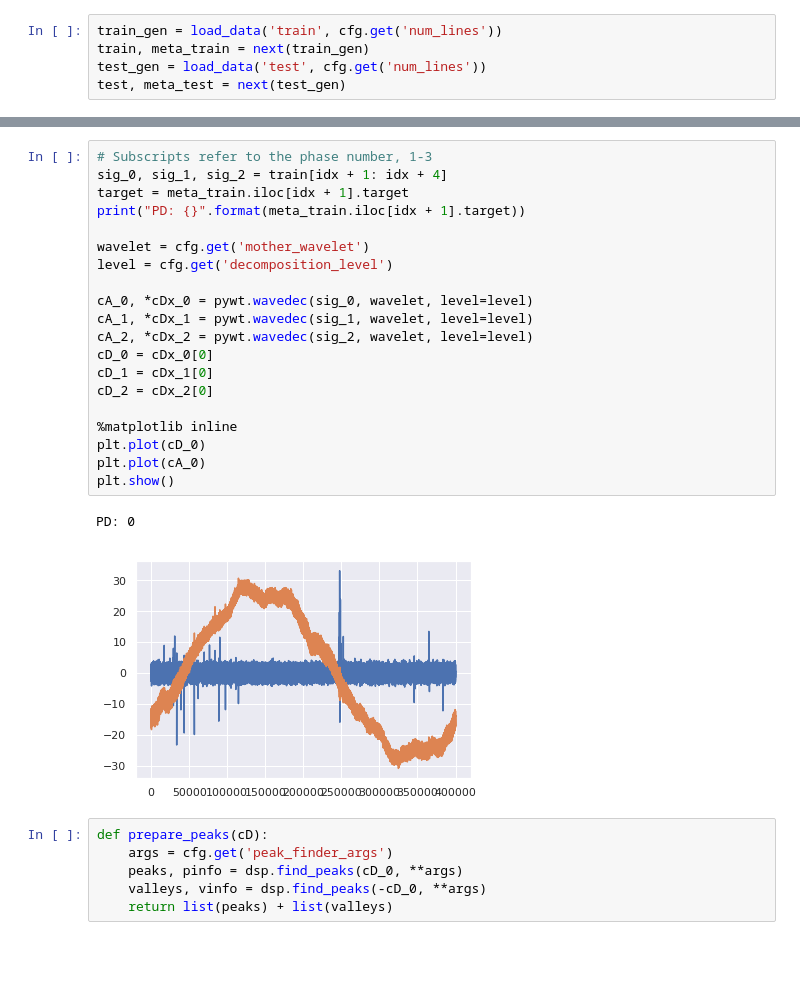
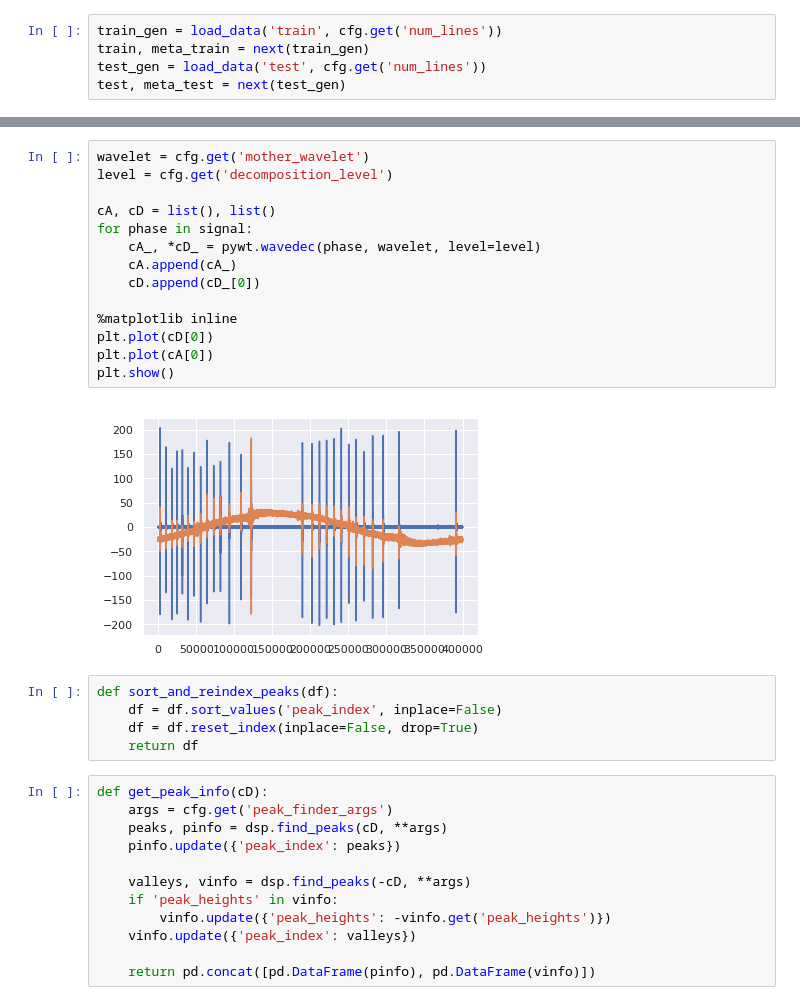
Before and after one commit to jayemar/vsb_power_line, a Jupyter notebook: src/explore_data.ipynb, the cells around one changed output, grey strips where cells are left out. Cells and saved outputs as stored; diff of their text form; blank space fills up the shorter version.

Commit message:
Making progress with regarding to pre-processing of peaks

```diff
--- a/src/explore_data.ipynb
+++ b/src/explore_data.ipynb
@@ -48,29 +49,33 @@ Text(0.5, 0.98, 'Training Examples: 0 [5, 5, 6]')
-# %%
-# Subscripts refer to the phase number, 1-3
-sig_0, sig_1, sig_2 = train[idx + 1: idx + 4]
-target = meta_train.iloc[idx + 1].target
-print("PD: {}".format(meta_train.iloc[idx + 1].target))
-
-wavelet = cfg.get('mother_wavelet')
-level = cfg.get('decomposition_level')
-
-cA_0, *cDx_0 = pywt.wavedec(sig_0, wavelet, level=level)
-cA_1, *cDx_1 = pywt.wavedec(sig_1, wavelet, level=level)
-cA_2, *cDx_2 = pywt.wavedec(sig_2, wavelet, level=level)
-cD_0 = cDx_0[0]
-cD_1 = cDx_1[0]
-cD_2 = cDx_2[0]
-
-%matplotlib inline
-plt.plot(cD_0)
-plt.plot(cA_0)
-plt.show()
-# %% [output]
-PD: 0
-[figure, removed]
+# %%
+wavelet = cfg.get('mother_wavelet')
+level = cfg.get('decomposition_level')
+
+cA, cD = list(), list()
+for phase in signal:
+    cA_, *cD_ = pywt.wavedec(phase, wavelet, level=level)
+    cA.append(cA_)
+    cD.append(cD_[0])
+
+%matplotlib inline
+plt.plot(cD[0])
+plt.plot(cA[0])
+plt.show()
+# %% [output]
+[figure, added]
+# %%
+def sort_and_reindex_peaks(df):
+    df = df.sort_values('peak_index', inplace=False)
+    df = df.reset_index(inplace=False, drop=True)
+    return df
 # %%
-def prepare_peaks(cD):
+def get_peak_info(cD):
     args = cfg.get('peak_finder_args')
-    peaks, pinfo = dsp.find_peaks(cD_0, **args)
-    valleys, vinfo = dsp.find_peaks(-cD_0, **args)
-    return list(peaks) + list(valleys)
+    peaks, pinfo = dsp.find_peaks(cD, **args)
+    pinfo.update({'peak_index': peaks})
+
+    valleys, vinfo = dsp.find_peaks(-cD, **args)
+    if 'peak_heights' in vinfo:
+        vinfo.update({'peak_heights': -vinfo.get('peak_heights')})
+    vinfo.update({'peak_index': valleys})
+
+    return pd.concat([pd.DataFrame(pinfo), pd.DataFrame(vinfo)])
```
Also changed, not shown: parts of 8 cells of this notebook, 1 other file.
